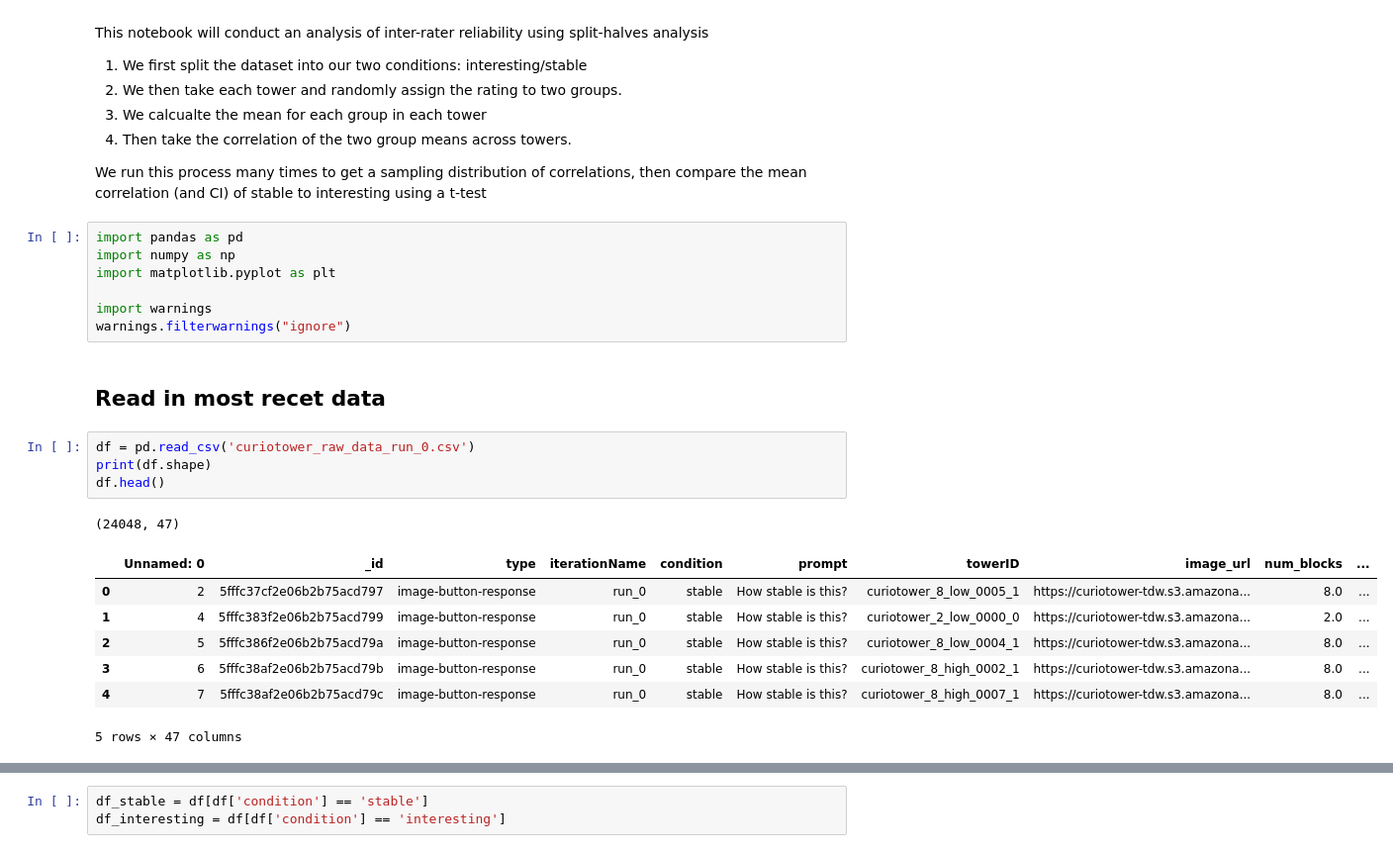
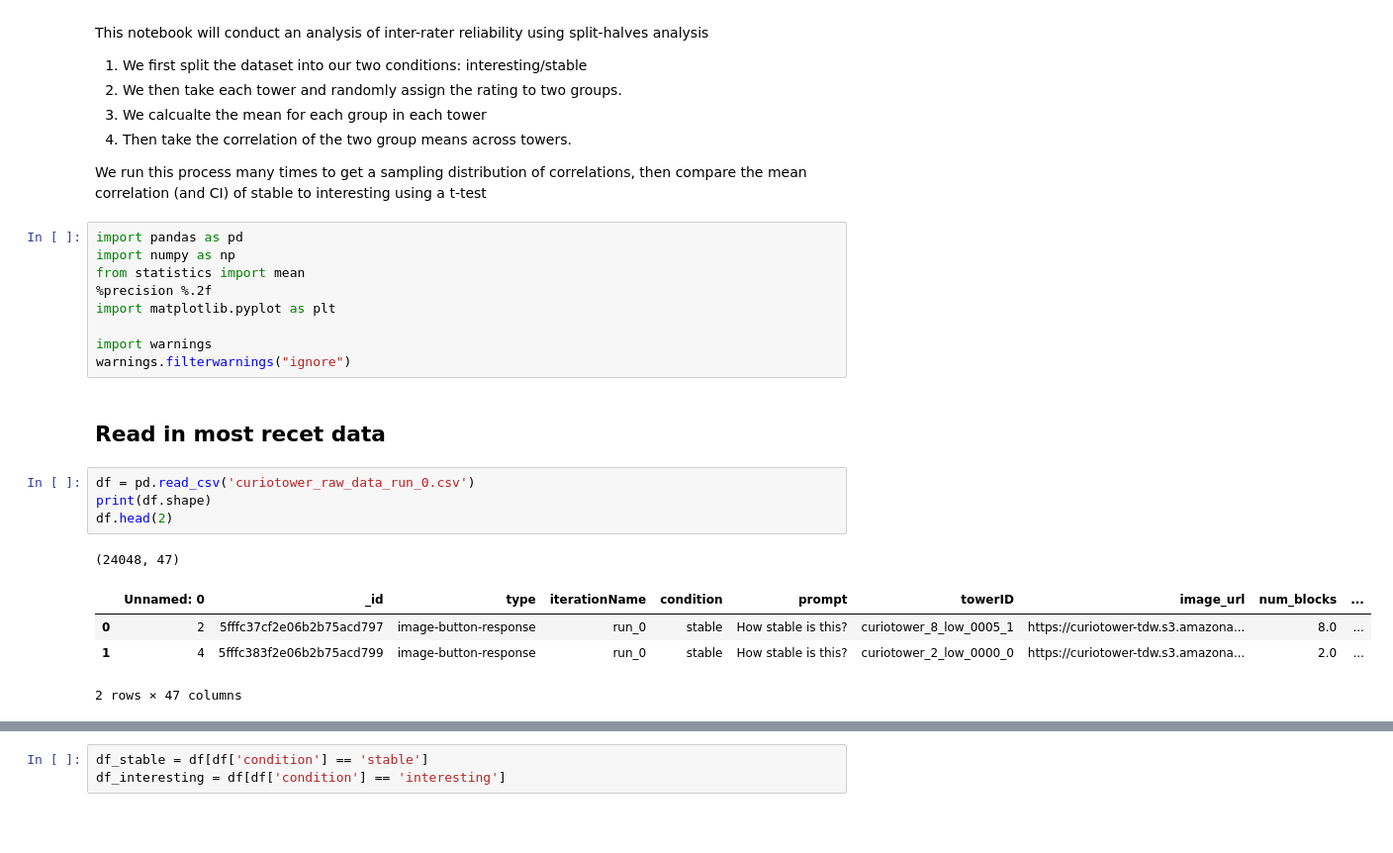
Before and after one commit to choldawa/curiotower_CogSci2021, a Jupyter notebook: analysis/Split-halves analysis.ipynb, the cells around one changed output, grey strips where cells are left out. Shown at 99% size. Drawn from its saved outputs; the diff is of its cells as text; blank space fills up the shorter version.

```diff
--- a/analysis/Split-halves analysis.ipynb
+++ b/analysis/Split-halves analysis.ipynb
@@ -10,6 +10,8 @@ We run this process many times to get a sampling distribution of correlations, t
 # %%
 import pandas as pd
 import numpy as np
+from statistics import mean
+%precision %.2f
 import matplotlib.pyplot as plt
 
 import warnings
@@ -19,14 +21,11 @@ warnings.filterwarnings("ignore")
 # %%
 df = pd.read_csv('curiotower_raw_data_run_0.csv')
 print(df.shape)
-df.head()
+df.head(2)
 # %% [output]
 (24048, 47)
 |  | Unnamed: 0 | _id | type | iterationName | condition | prompt | towerID | image_url | num_blocks | ... |
 | 0 | 2 | 5fffc37cf2e06b2b75acd797 | image-button-response | run_0 | stable | How stable is this? | curiotower_8_low_0005_1 | https://curiotower-tdw.s3.amazona... | 8.0 | ... |
 | 1 | 4 | 5fffc383f2e06b2b75acd799 | image-button-response | run_0 | stable | How stable is this? | curiotower_2_low_0000_0 | https://curiotower-tdw.s3.amazona... | 2.0 | ... |
-| 2 | 5 | 5fffc386f2e06b2b75acd79a | image-button-response | run_0 | stable | How stable is this? | curiotower_8_low_0004_1 | https://curiotower-tdw.s3.amazona... | 8.0 | ... |
-| 3 | 6 | 5fffc38af2e06b2b75acd79b | image-button-response | run_0 | stable | How stable is this? | curiotower_8_high_0002_1 | https://curiotower-tdw.s3.amazona... | 8.0 | ... |
-| 4 | 7 | 5fffc38af2e06b2b75acd79c | image-button-response | run_0 | stable | How stable is this? | curiotower_8_high_0007_1 | https://curiotower-tdw.s3.amazona... | 8.0 | ... |
-5 rows × 47 columns
+2 rows × 47 columns
 # %% [markdown]
```
Also changed, not shown: parts of 13 cells of this notebook, 8 other files.
